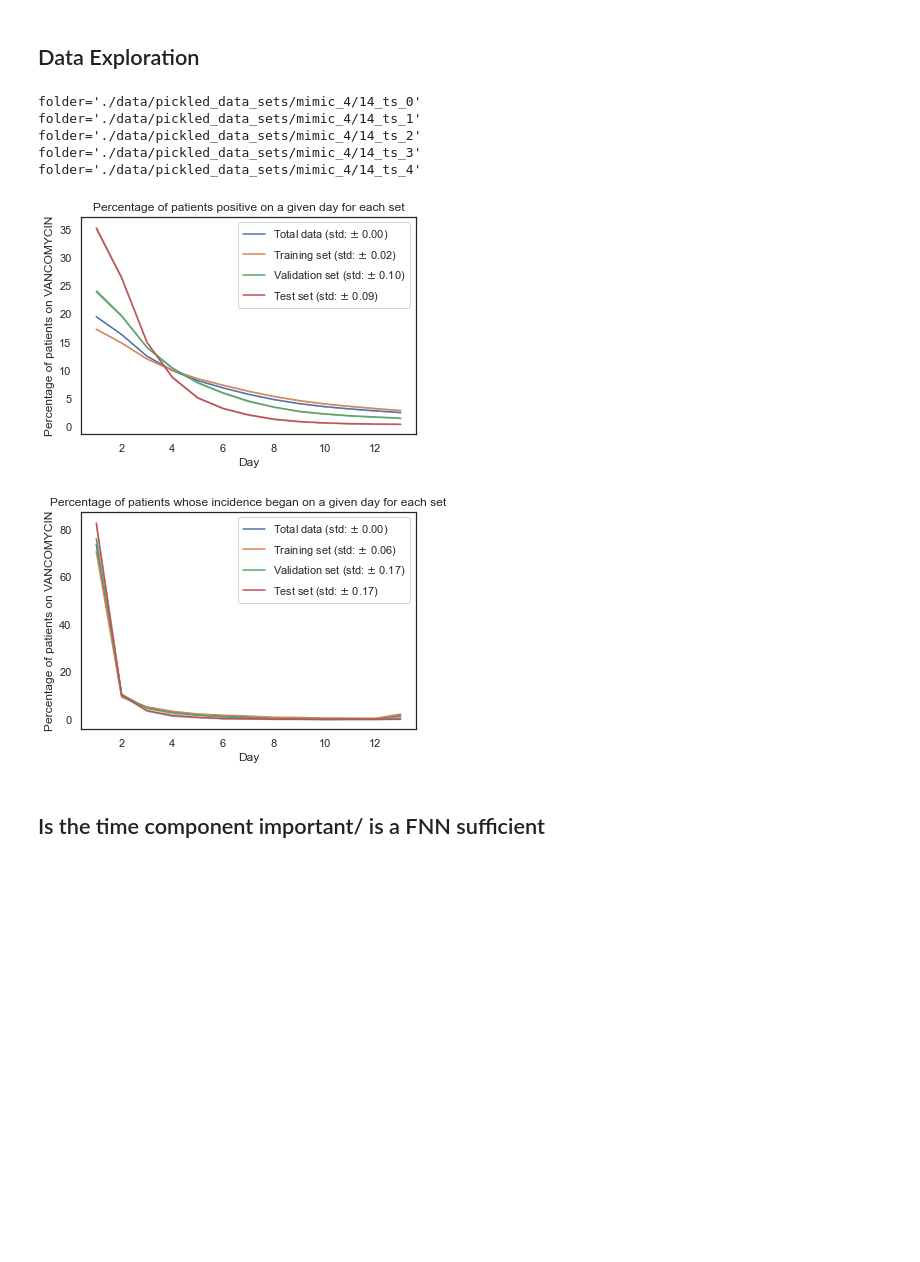
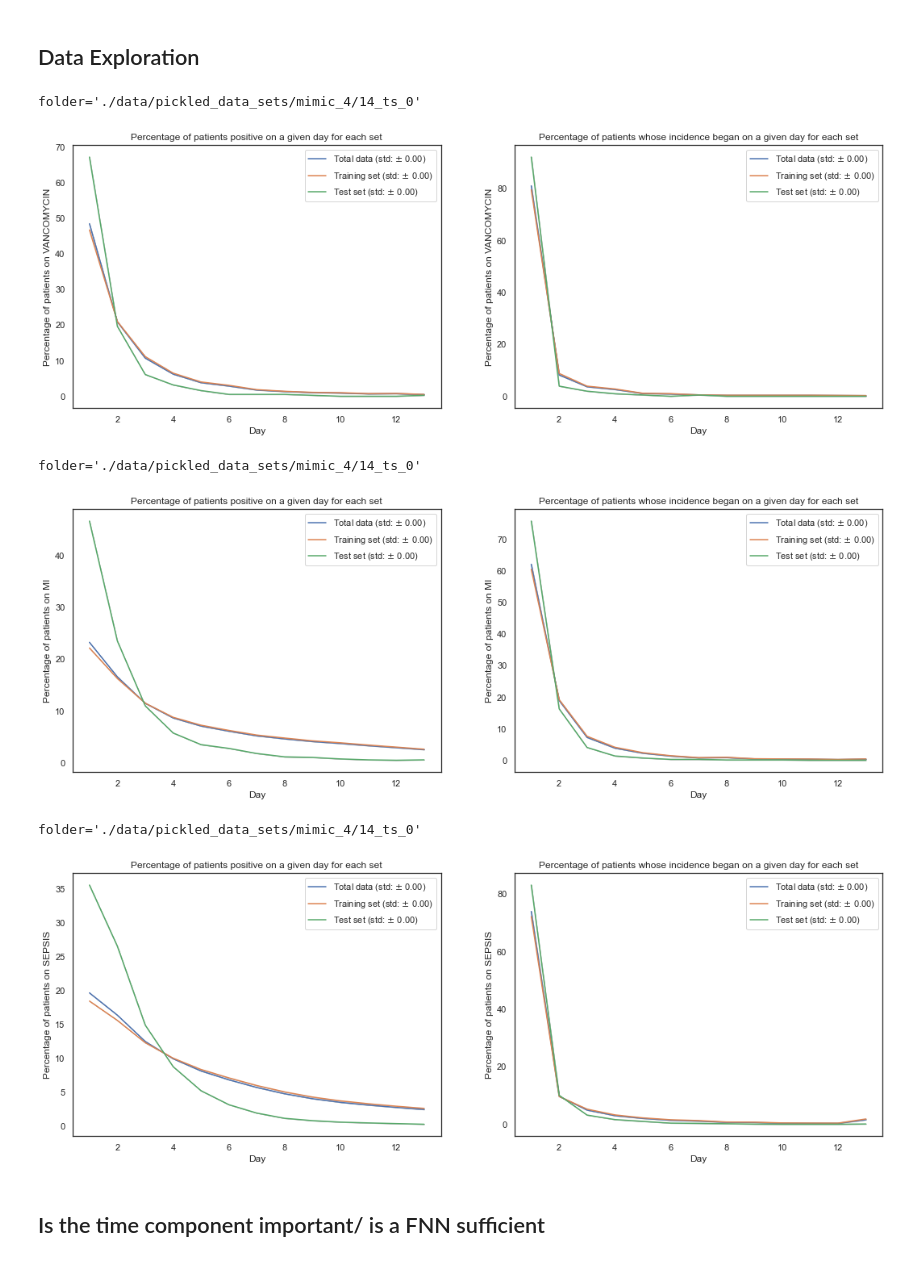
Before and after one commit to moskast/mimic_model, a Jupyter notebook: test.ipynb, the cells around one changed output. Saved outputs shown, nothing was run; the diff lists cells and outputs as text; code cells hidden in the pictures; blank space fills up the shorter version.

```diff
--- a/test.ipynb
+++ b/test.ipynb
@@ -20,10 +20,11 @@ from main import get_percentages
 
 %matplotlib inline
 # %%
-target = 'VANCOMYCIN'
+targets = get_targets()
 mimic_version = 4
 time_step_id = 14
 seeds = get_seeds()
+seeds = [0]
 debug = False
 save_unimportant_figures = False
 
@@ -108,9 +117,11 @@ def print_param_count(model_dict):
 # %%
 def plot_data_distribution(mimic_version, time_step_id, seeds, target, save_fig = True):
-    labels = ["Total data", "Training set", "Validation set", "Test set"]
+    labels = ["Total data", "Training set", "Test set"]
     message = "The total kurtosis of {0} is {1:.2f} with {2:.2f} % of events occuring between days 0 and 2"
     pos_dict = dict()
     total_pos_dict = dict()
+    targets = get_targets()
+    target_index = targets.index(target)
 
     for label in labels:
         pos_dict[label] = []
@@ -119,13 +130,13 @@ def plot_data_distribution(mimic_version, time_step_id, seeds, target, save_fig
     for seed in seeds:
         folder = get_pickle_folder(mimic_version, time_step_id, seed)
         print(f'{folder=}')
-        y_train = load_pickle_file('train_targets', target, folder)
-        y_val = load_pickle_file('validation_targets', target, folder)
-        y_test = load_pickle_file('test_targets', target, folder)
-        y_total = np.concatenate([y_train, y_val, y_test], axis=0)
+        y_train = load_pickle_file('train_targets', targets, folder)[:,:,target_index]
+        y_test = load_pickle_file('test_targets', targets, folder)[:,:,target_index]
+        split_sets = [y_train, y_test]
+        y_total = np.concatenate(split_sets, axis=0)
 
         n_time_steps = y_total.shape[1]
-        sets = [y_total, y_train, y_val, y_test]
+        sets = [y_total] + split_sets
         for y, label in zip(sets, labels):
             y_vector = np.nansum(y, axis=0).squeeze()
             # print(message.format(label, kurtosis(y_vector), 100*int(np.sum(y_vector[0:2]))/np.sum(y_vector)))
@@ -142,7 +153,7 @@ def plot_data_distribution(mimic_version, time_step_id, seeds, target, save_fig
             y_vector_total_pos = y_vector_total_pos * 100/y_vector_total_pos.sum()
             total_pos_dict[label].append(y_vector_total_pos)
 
-    # plt.figure(figsize = (32,8))
+    plt.figure(figsize=(18, 6))
     sns.set(style="white")
     sns.despine(left=True, bottom=True)
 
@@ -151,7 +162,7 @@ def plot_data_distribution(mimic_version, time_step_id, seeds, target, save_fig
     ### When do people have incidents?
 
     # number of people who are positive on a given day
-    # plt.subplot(1, 2, 1)
+    plt.subplot(1, 2, 1)
     plt.title('Percentage of patients positive on a given day for each set')
     plt.ylabel('Percentage of patients on {0}'.format(target))
     plt.xlabel('Day')
@@ -162,47 +173,41 @@ def plot_data_distribution(mimic_version, time_step_id, seeds, target, save_fig
         std_y = np.std(pos_dict[label], axis=0)
         upper_y = np.minimum(mean_y + std_y, 100)
         lower_y = np.maximum(mean_y - std_y, 0)
         plt.plot(x, mean_y, label=label + r' (std: $\pm$ %0.2f)' % (np.mean(std_y)))
         plt.fill_between(x, lower_y, upper_y, color='black', alpha=.2)
     plt.legend()
 
-    if save_fig:
-        plt.savefig(f'{figure_dir}/{target}_Set_Distributions.{figure_format}',
-                    format=figure_format, dpi=300, bbox_inches='tight')
-    else:
-        plt.show()
-
     # first incident - number of people who had their first incident on a given day
     x = np.arange(n_time_steps) + 1
-    # plt.subplot(1,2,2)
+    plt.subplot(1, 2 ,2)
     plt.title('Percentage of patients whose incidence began on a given day for each set')
     plt.ylabel('Percentage of patients on {0}'.format(target))
     plt.xlabel('Day')
     for label in pos_dict.keys():
         mean_y = np.mean(total_pos_dict[label], axis=0)
         std_y = np.std(total_pos_dict[label], axis=0)
         upper_y = np.minimum(mean_y + std_y, 100)
         lower_y = np.maximum(mean_y - std_y, 0)
         plt.plot(x, mean_y, label=label + r' (std: $\pm$ %0.2f)' % (np.mean(std_y)))
         plt.fill_between(x, lower_y, upper_y, color='black', alpha=.2)
 
     plt.legend()
 
     if save_fig:
         plt.savefig(f'{figure_dir}/{target}_Set_Distributions.{figure_format}',
                     format=figure_format, dpi=300, bbox_inches='tight')
     else:
         plt.show()
 
-plot_data_distribution(mimic_version, time_step_id, seeds, target, False)
+for target in targets:
+    plot_data_distribution(mimic_version, time_step_id, seeds, target, False)
 # %% [output]
 folder='./data/pickled_data_sets/mimic_4/14_ts_0'
-folder='./data/pickled_data_sets/mimic_4/14_ts_1'
-folder='./data/pickled_data_sets/mimic_4/14_ts_2'
-folder='./data/pickled_data_sets/mimic_4/14_ts_3'
-folder='./data/pickled_data_sets/mimic_4/14_ts_4'
-[figure, old version]
+[figure, new version]
+folder='./data/pickled_data_sets/mimic_4/14_ts_0'
-[figure, old version]
+[figure, new version]
+folder='./data/pickled_data_sets/mimic_4/14_ts_0'
+[figure, added]
 # %% [markdown]
 ## Is the time component important/ is a FNN sufficient
 # %%
```
Also changed, not shown: parts of 7 cells of this notebook, 4 other files.
